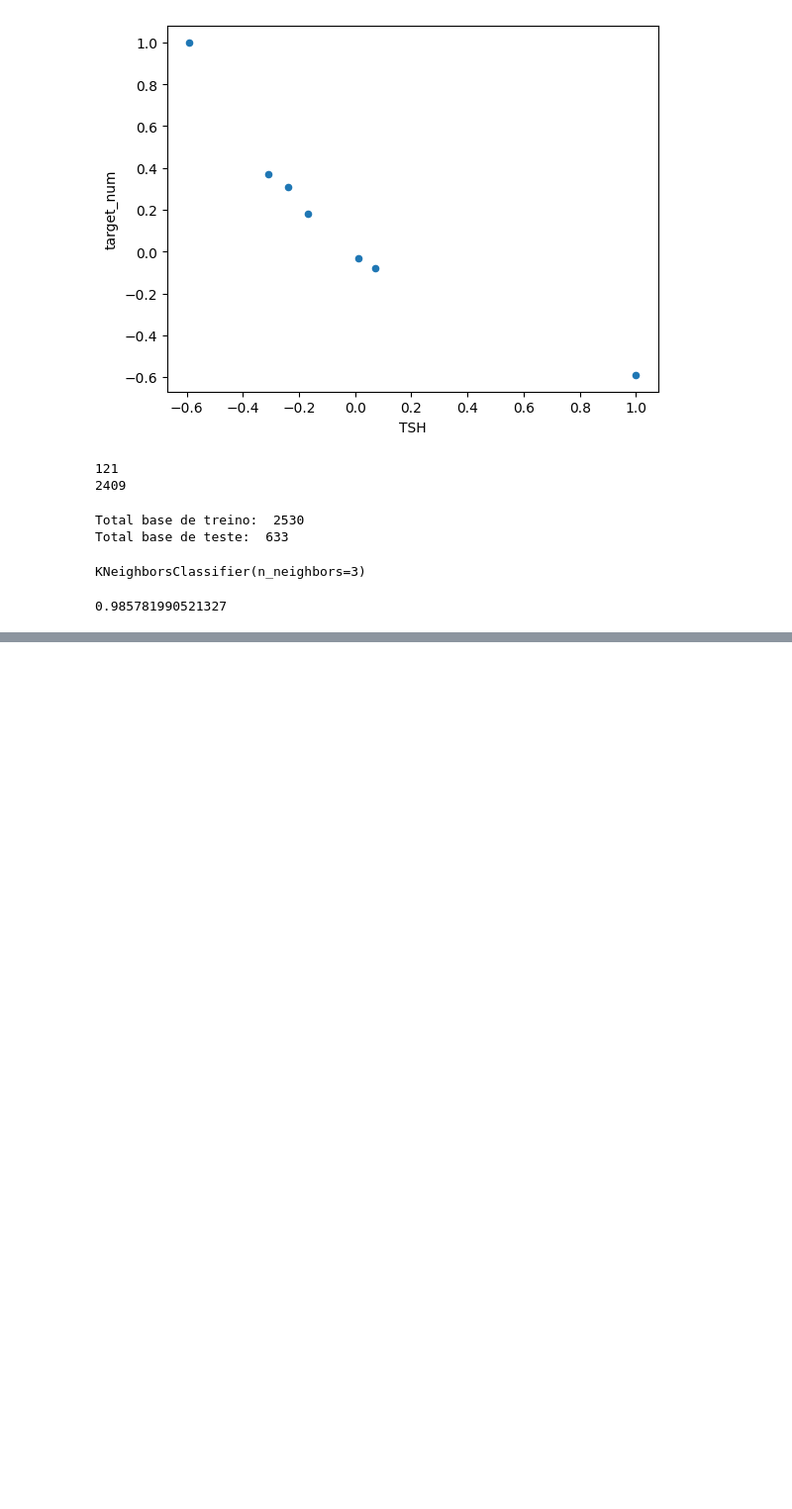
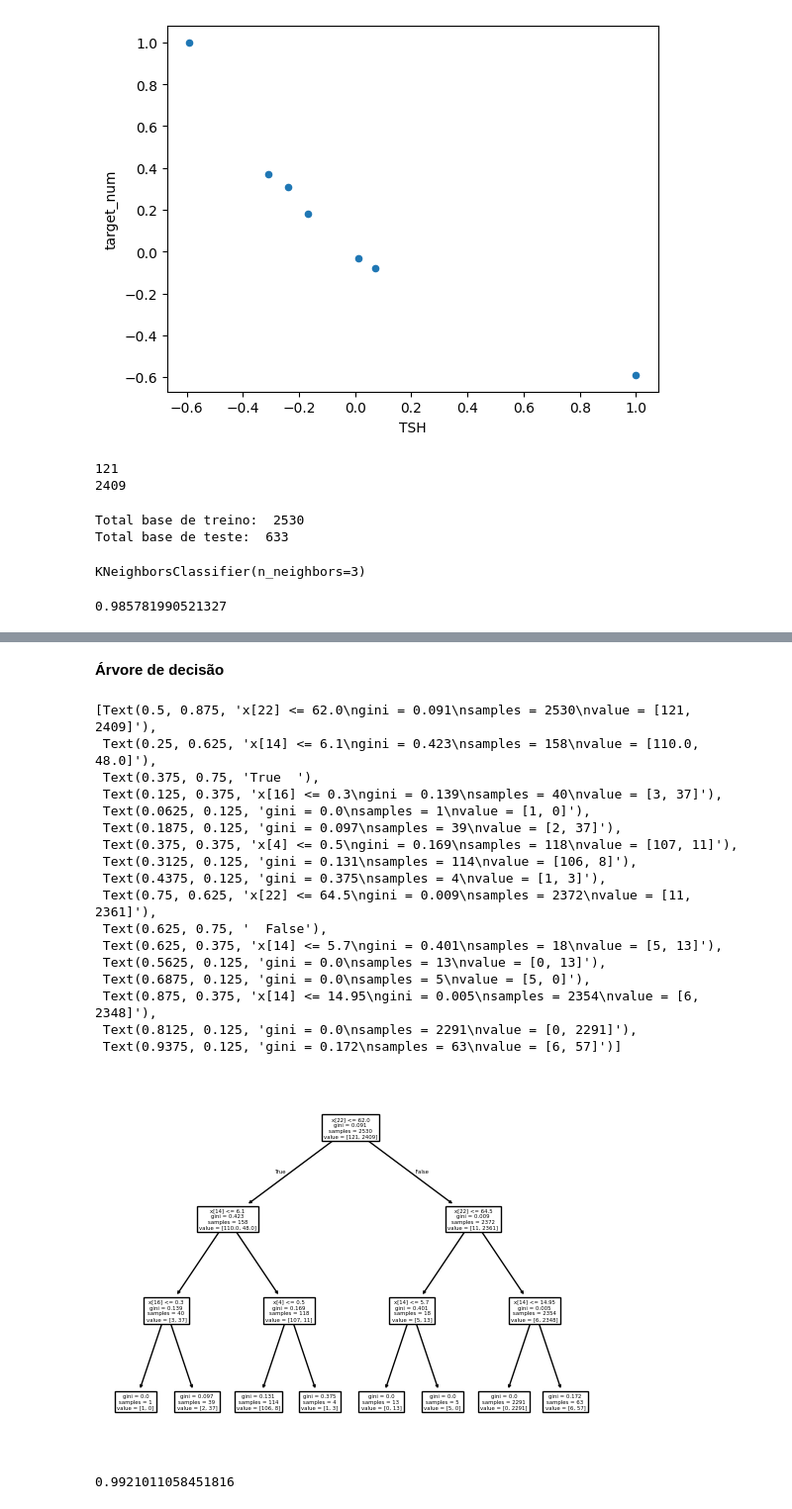
Before and after one commit to mvaraujo1977/TechCahllenge_Tireoide, a Jupyter notebook: model_tireoide.ipynb, the cells around one changed output, grey strips where cells are left out. Shown at 99% size. Saved outputs shown, nothing was run; the diff lists cells and outputs as text; code cells hidden in the pictures; blank space fills up the shorter version.

```diff
--- a/model_tireoide.ipynb
+++ b/model_tireoide.ipynb
@@ -323,0 +348,2 @@ accuracy_score(y_true = y_test, y_pred=y_predito)
+# %% [markdown]
+**Árvore de decisão**
@@ -323,0 +357,28 @@ accuracy_score(y_true = y_test, y_pred=y_predito)
+# %%
+dt = DecisionTreeClassifier(random_state=7, criterion='gini', max_depth = 3)
+dt.fit(x_train, y_train)
+y_predito = dt.predict(x_test)
+tree.plot_tree(dt)
+# %% [output]
+[Text(0.5, 0.875, 'x[22] <= 62.0\ngini = 0.091\nsamples = 2530\nvalue = [121, 2409]'),
+ Text(0.25, 0.625, 'x[14] <= 6.1\ngini = 0.423\nsamples = 158\nvalue = [110.0, 48.0]'),
+ Text(0.375, 0.75, 'True  '),
+ Text(0.125, 0.375, 'x[16] <= 0.3\ngini = 0.139\nsamples = 40\nvalue = [3, 37]'),
+ Text(0.0625, 0.125, 'gini = 0.0\nsamples = 1\nvalue = [1, 0]'),
+ Text(0.1875, 0.125, 'gini = 0.097\nsamples = 39\nvalue = [2, 37]'),
+ Text(0.375, 0.375, 'x[4] <= 0.5\ngini = 0.169\nsamples = 118\nvalue = [107, 11]'),
+ Text(0.3125, 0.125, 'gini = 0.131\nsamples = 114\nvalue = [106, 8]'),
+ Text(0.4375, 0.125, 'gini = 0.375\nsamples = 4\nvalue = [1, 3]'),
+ Text(0.75, 0.625, 'x[22] <= 64.5\ngini = 0.009\nsamples = 2372\nvalue = [11, 2361]'),
+ Text(0.625, 0.75, '  False'),
+ Text(0.625, 0.375, 'x[14] <= 5.7\ngini = 0.401\nsamples = 18\nvalue = [5, 13]'),
+ Text(0.5625, 0.125, 'gini = 0.0\nsamples = 13\nvalue = [0, 13]'),
+ Text(0.6875, 0.125, 'gini = 0.0\nsamples = 5\nvalue = [5, 0]'),
+ Text(0.875, 0.375, 'x[14] <= 14.95\ngini = 0.005\nsamples = 2354\nvalue = [6, 2348]'),
+ Text(0.8125, 0.125, 'gini = 0.0\nsamples = 2291\nvalue = [0, 2291]'),
+ Text(0.9375, 0.125, 'gini = 0.172\nsamples = 63\nvalue = [6, 57]')]
+[figure, added]
+# %%
+print(accuracy_score(y_test, y_predito)) #relatório de validação das métrica de desempenho.
+# %% [output]
+0.9921011058451816
```
Also changed, not shown: parts of 3 cells of this notebook.
